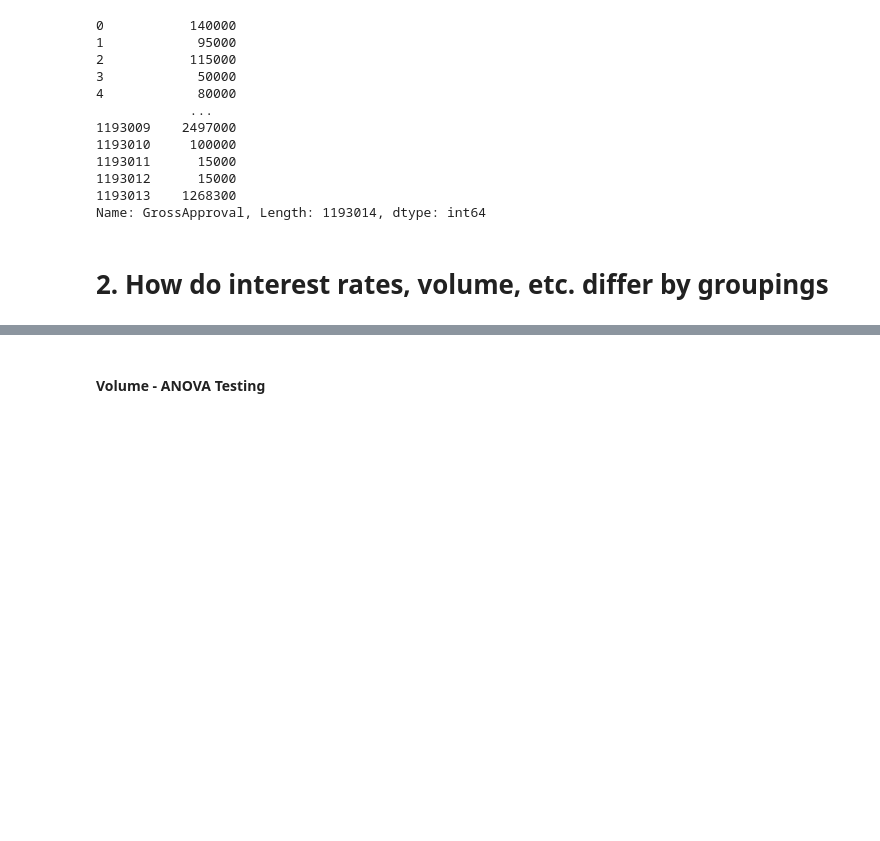
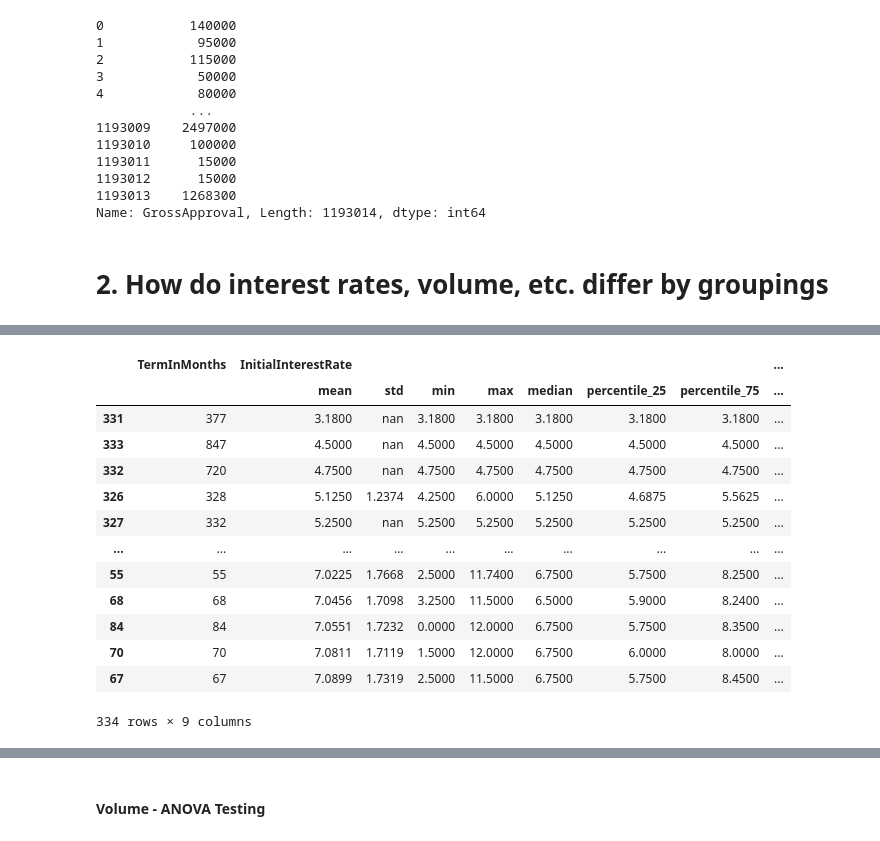
Before and after one commit to antonstorozhilov/sba_experiment, a Jupyter notebook: SBA Lending Data Analysis.ipynb, the cells around one changed output, grey strips where cells are left out. Drawn from its saved outputs; the diff is of its cells as text; code cells hidden in the pictures; blank space fills up the shorter version.

```diff
--- a/SBA Lending Data Analysis.ipynb
+++ b/SBA Lending Data Analysis.ipynb
@@ -140,0 +184,17 @@ interest_df[:100][['desc', 'InitialInterestRate']].boxplot(by='desc')
+# %%
+interest_group.sort_values([('InitialInterestRate','mean')])
+# %% [output]
+|  | TermInMonths | InitialInterestRate |  |  |  |  |  |  | ... |
+|  |  | mean | std | min | max | median | percentile_25 | percentile_75 | ... |
+| 331 | 377 | 3.1800 | nan | 3.1800 | 3.1800 | 3.1800 | 3.1800 | 3.1800 | ... |
+| 333 | 847 | 4.5000 | nan | 4.5000 | 4.5000 | 4.5000 | 4.5000 | 4.5000 | ... |
+| 332 | 720 | 4.7500 | nan | 4.7500 | 4.7500 | 4.7500 | 4.7500 | 4.7500 | ... |
+| 326 | 328 | 5.1250 | 1.2374 | 4.2500 | 6.0000 | 5.1250 | 4.6875 | 5.5625 | ... |
+| 327 | 332 | 5.2500 | nan | 5.2500 | 5.2500 | 5.2500 | 5.2500 | 5.2500 | ... |
+| ... | ... | ... | ... | ... | ... | ... | ... | ... | ... |
+| 55 | 55 | 7.0225 | 1.7668 | 2.5000 | 11.7400 | 6.7500 | 5.7500 | 8.2500 | ... |
+| 68 | 68 | 7.0456 | 1.7098 | 3.2500 | 11.5000 | 6.5000 | 5.9000 | 8.2400 | ... |
+| 84 | 84 | 7.0551 | 1.7232 | 0.0000 | 12.0000 | 6.7500 | 5.7500 | 8.3500 | ... |
+| 70 | 70 | 7.0811 | 1.7119 | 1.5000 | 12.0000 | 6.7500 | 6.0000 | 8.0000 | ... |
+| 67 | 67 | 7.0899 | 1.7319 | 2.5000 | 11.5000 | 6.7500 | 5.7500 | 8.4500 | ... |
+334 rows × 9 columns
```
Also changed, not shown: parts of 36 cells of this notebook.
